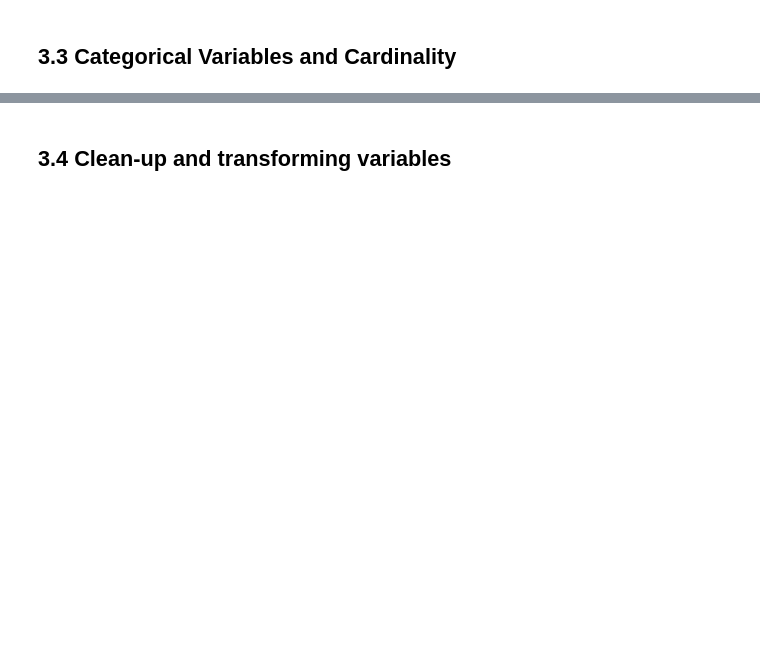
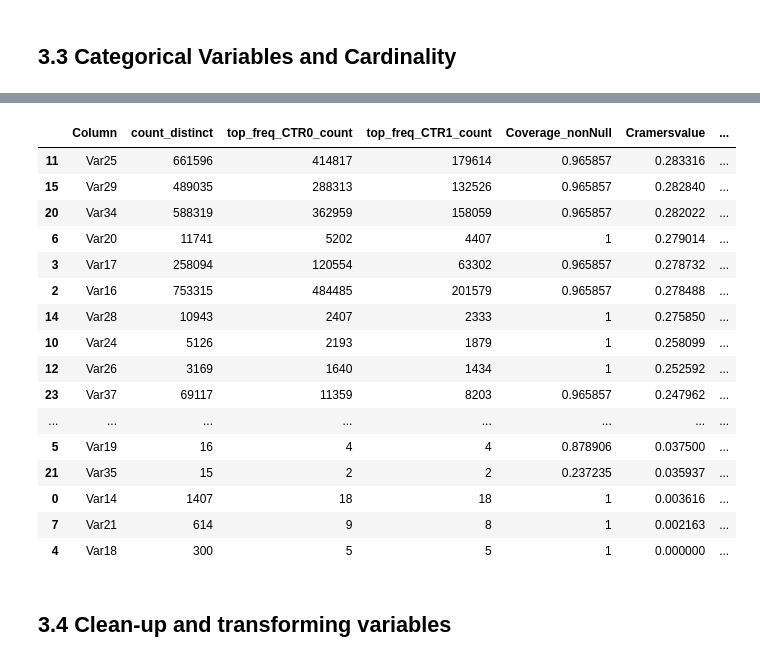
Before and after one commit to vnagapudi/W261_Final_Project, a Jupyter notebook: preliminaryEDA_DRAFT.ipynb, the cells around one changed output, grey strips where cells are left out. Drawn from its saved outputs; the diff is of its cells as text; code cells hidden in the pictures; blank space fills up the shorter version.

Commit message:
Adding EDA notebook and Cramer's output

```diff
--- a/preliminaryEDA_DRAFT.ipynb
+++ b/preliminaryEDA_DRAFT.ipynb
@@ -618,2 +660,45 @@ blahtest
+# %%
+#######
+# Combine summary statistics together for all categorical data
+#######
+
+# (1) Merge distinct counts of values for each column against the cumulative summations
+ver1 = distinct_df.merge(summary_cumsum_df, how='left', on='Column')
+
+# (2) Merge output from (1) against percentage of non-null values for each categorical column.
+coverage_tomerge = pd.DataFrame([list(coverage_summary.index.values), list(coverage_summary['Coverage_nonNull'].values)]).T
+coverage_tomerge.columns=['Column','Coverage_nonNull']
+ver2 = ver1.merge(coverage_tomerge, how='left', on='Column')
+
+# (3) Merge output from (2) against the Cramer's coefficient results from
+cramers_results = pd.read_csv('Categorical_CramersValue.csv')
+categorical_combined_df = ver2.merge(cramers_results, how='left', on='Column')
+# %%
+########
+# Table 3.3
+########
+
+categorical_combined_df['pct_topfreq_CTR0'] = categorical_combined_df['top_freq_CTR0_count']/categorical_combined_df['count_distinct']
+categorical_combined_df['pct_topfreq_CTR1'] = categorical_combined_df['top_freq_CTR1_count']/categorical_combined_df['count_distinct']
+
+categorical_combined_df.sort_values(by=['Cramersvalue','Coverage_nonNull'], ascending=False)
+# %% [output]
+|  | Column | count_distinct | top_freq_CTR0_count | top_freq_CTR1_count | Coverage_nonNull | Cramersvalue | ... |
+| 11 | Var25 | 661596 | 414817 | 179614 | 0.965857 | 0.283316 | ... |
+| 15 | Var29 | 489035 | 288313 | 132526 | 0.965857 | 0.282840 | ... |
+| 20 | Var34 | 588319 | 362959 | 158059 | 0.965857 | 0.282022 | ... |
+| 6 | Var20 | 11741 | 5202 | 4407 | 1 | 0.279014 | ... |
+| 3 | Var17 | 258094 | 120554 | 63302 | 0.965857 | 0.278732 | ... |
+| 2 | Var16 | 753315 | 484485 | 201579 | 0.965857 | 0.278488 | ... |
+| 14 | Var28 | 10943 | 2407 | 2333 | 1 | 0.275850 | ... |
+| 10 | Var24 | 5126 | 2193 | 1879 | 1 | 0.258099 | ... |
+| 12 | Var26 | 3169 | 1640 | 1434 | 1 | 0.252592 | ... |
+| 23 | Var37 | 69117 | 11359 | 8203 | 0.965857 | 0.247962 | ... |
+| ... | ... | ... | ... | ... | ... | ... | ... |
+| 5 | Var19 | 16 | 4 | 4 | 0.878906 | 0.037500 | ... |
+| 21 | Var35 | 15 | 2 | 2 | 0.237235 | 0.035937 | ... |
+| 0 | Var14 | 1407 | 18 | 18 | 1 | 0.003616 | ... |
+| 7 | Var21 | 614 | 9 | 8 | 1 | 0.002163 | ... |
+| 4 | Var18 | 300 | 5 | 5 | 1 | 0.000000 | ... |
 # %% [markdown]
 ## 3.4 Clean-up and transforming variables
```
Also changed, not shown: parts of 21 cells of this notebook, 1 other file.
